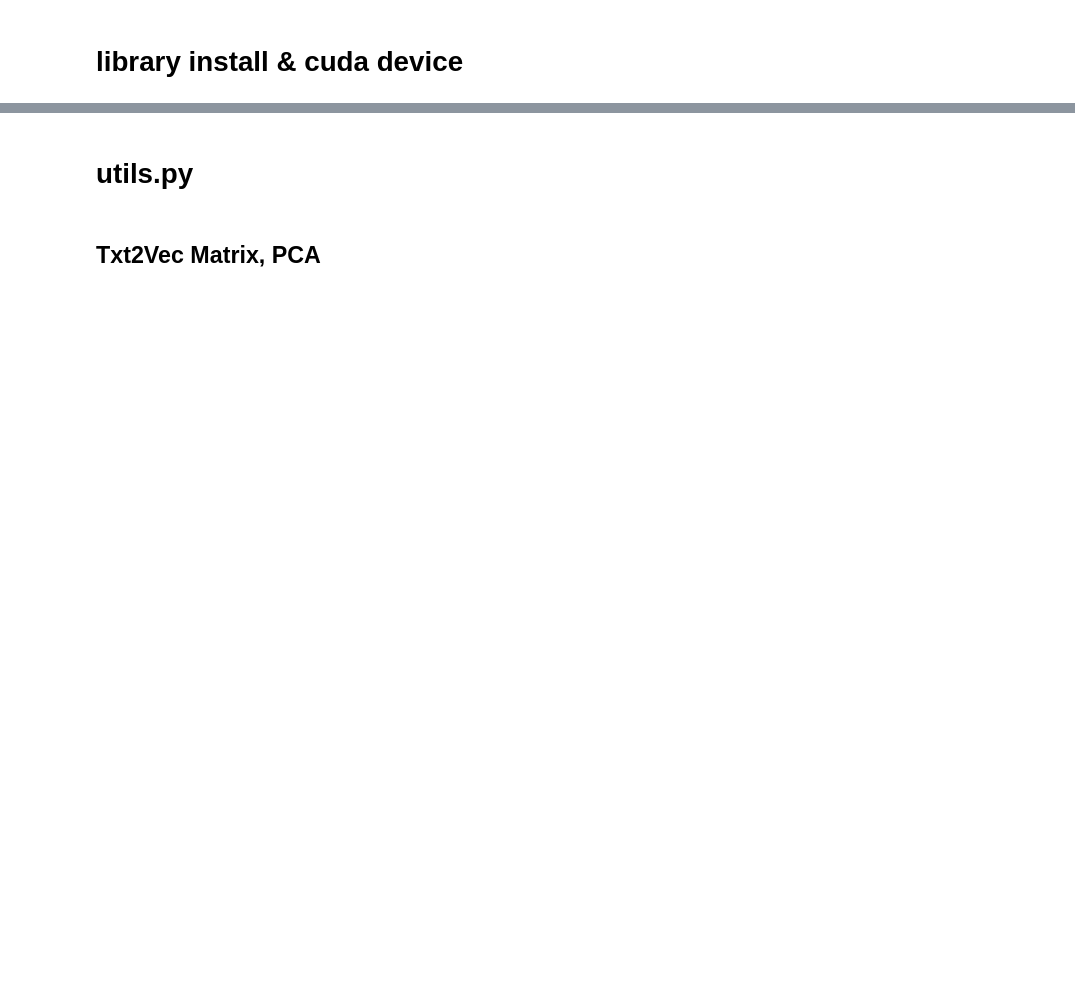
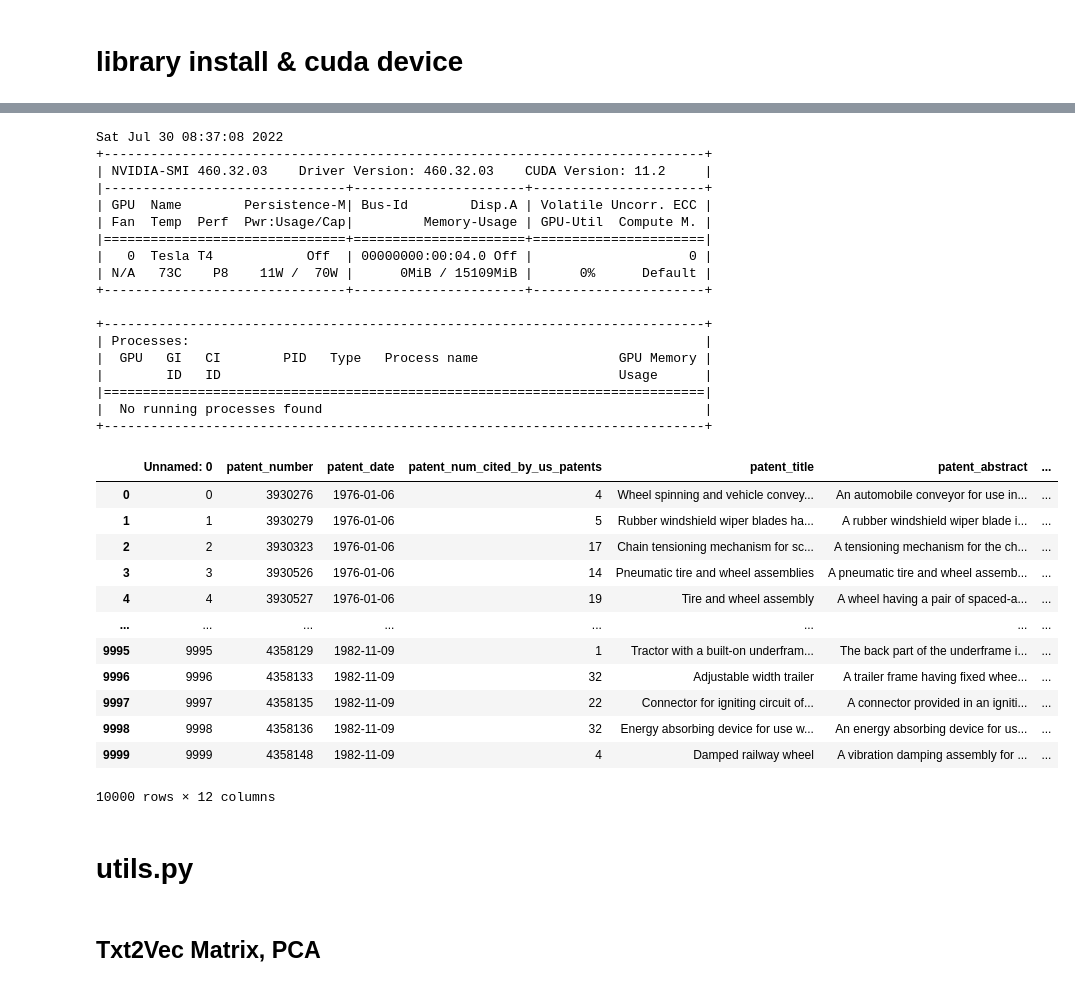
Before and after one commit to Zheng-Ao/Colab-Notebooks, a Jupyter notebook: P0_v05.ipynb, the cells around one changed output, grey strips where cells are left out. Drawn from its saved outputs; the diff is of its cells as text; code cells hidden in the pictures; blank space fills up the shorter version.

```diff
--- a/P0_v05.ipynb
+++ b/P0_v05.ipynb
@@ -13,7 +34,44 @@
 # %%
 !nvidia-smi
 import torch
 device = torch.device("cuda:0" if torch.cuda.is_available() else "cpu")
+
+import pandas as pd
+raw_data_path = "drive/MyDrive/P0/T10K.csv"
+
+pd.read_csv(raw_data_path)
+# %% [output]
+Sat Jul 30 08:37:08 2022
++-----------------------------------------------------------------------------+
+| NVIDIA-SMI 460.32.03    Driver Version: 460.32.03    CUDA Version: 11.2     |
+|-------------------------------+----------------------+----------------------+
+| GPU  Name        Persistence-M| Bus-Id        Disp.A | Volatile Uncorr. ECC |
+| Fan  Temp  Perf  Pwr:Usage/Cap|         Memory-Usage | GPU-Util  Compute M. |
+|===============================+======================+======================|
+|   0  Tesla T4            Off  | 00000000:00:04.0 Off |                    0 |
+| N/A   73C    P8    11W /  70W |      0MiB / 15109MiB |      0%      Default |
++-------------------------------+----------------------+----------------------+
+
++-----------------------------------------------------------------------------+
+| Processes:                                                                  |
+|  GPU   GI   CI        PID   Type   Process name                  GPU Memory |
+|        ID   ID                                                   Usage      |
+|=============================================================================|
+|  No running processes found                                                 |
++-----------------------------------------------------------------------------+
+|  | Unnamed: 0 | patent_number | patent_date | patent_num_cited_by_us_patents | patent_title | patent_abstract | ... |
+| 0 | 0 | 3930276 | 1976-01-06 | 4 | Wheel spinning and vehicle convey... | An automobile conveyor for use in... | ... |
+| 1 | 1 | 3930279 | 1976-01-06 | 5 | Rubber windshield wiper blades ha... | A rubber windshield wiper blade i... | ... |
+| 2 | 2 | 3930323 | 1976-01-06 | 17 | Chain tensioning mechanism for sc... | A tensioning mechanism for the ch... | ... |
+| 3 | 3 | 3930526 | 1976-01-06 | 14 | Pneumatic tire and wheel assemblies | A pneumatic tire and wheel assemb... | ... |
+| 4 | 4 | 3930527 | 1976-01-06 | 19 | Tire and wheel assembly | A wheel having a pair of spaced-a... | ... |
+| ... | ... | ... | ... | ... | ... | ... | ... |
+| 9995 | 9995 | 4358129 | 1982-11-09 | 1 | Tractor with a built-on underfram... | The back part of the underframe i... | ... |
+| 9996 | 9996 | 4358133 | 1982-11-09 | 32 | Adjustable width trailer | A trailer frame having fixed whee... | ... |
+| 9997 | 9997 | 4358135 | 1982-11-09 | 22 | Connector for igniting circuit of... | A connector provided in an igniti... | ... |
+| 9998 | 9998 | 4358136 | 1982-11-09 | 32 | Energy absorbing device for use w... | An energy absorbing device for us... | ... |
+| 9999 | 9999 | 4358148 | 1982-11-09 | 4 | Damped railway wheel | A vibration damping assembly for ... | ... |
+10000 rows × 12 columns
 # %% [markdown]
 # utils.py
 # %% [markdown]
```
Also changed, not shown: parts of 21 cells of this notebook.
